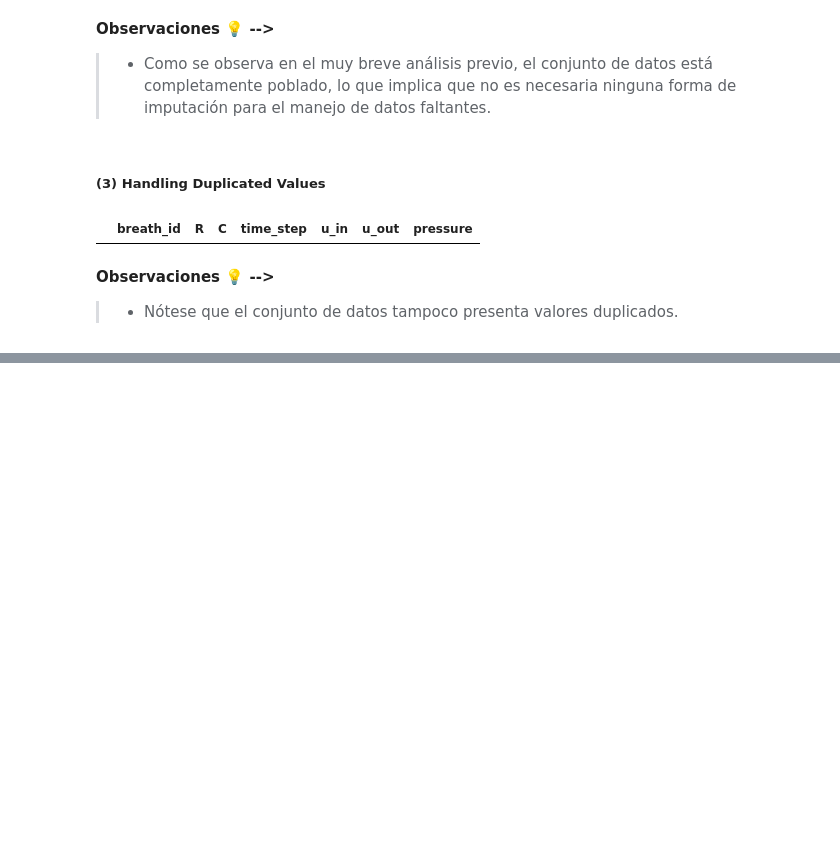
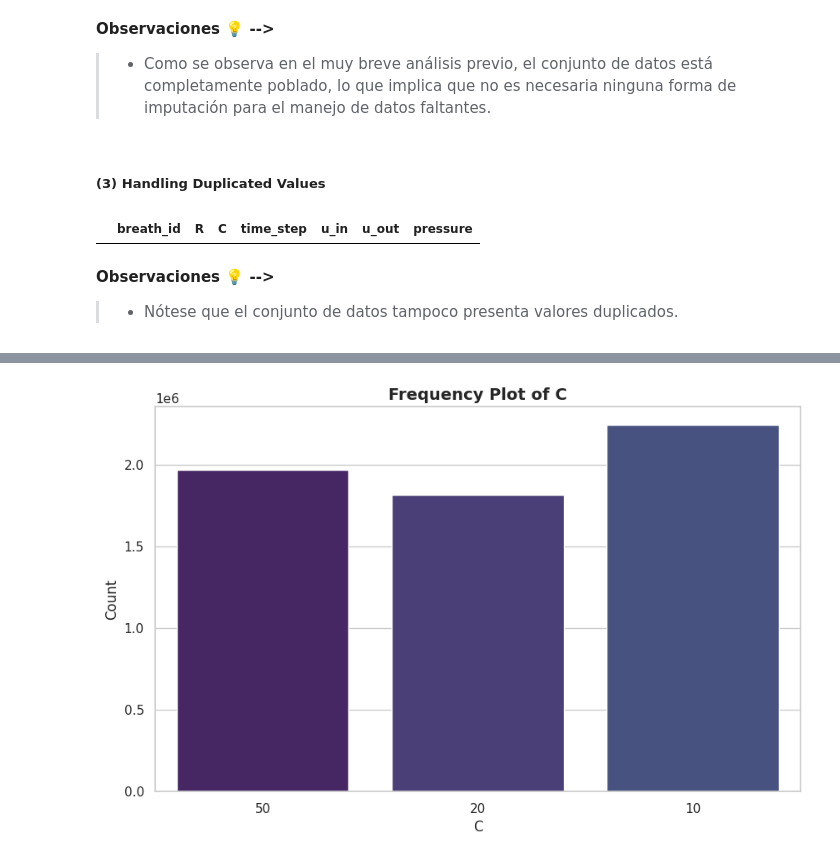
Before and after one commit to Andrea-gt/pressure-prediction, a Jupyter notebook: pressure_prediction.ipynb, the cells around one changed output, grey strips where cells are left out. Saved outputs shown, nothing was run; the diff lists cells and outputs as text; code cells hidden in the pictures; blank space fills up the shorter version.

```diff
--- a/pressure_prediction.ipynb
+++ b/pressure_prediction.ipynb
@@ -280,0 +376,4 @@ duplicates
+# %%
+plot_frequency(df, 'C') # Plot frecuency of values in column `C`
+# %% [output]
+[figure, added]
```
Also changed, not shown: parts of 21 cells of this notebook.
